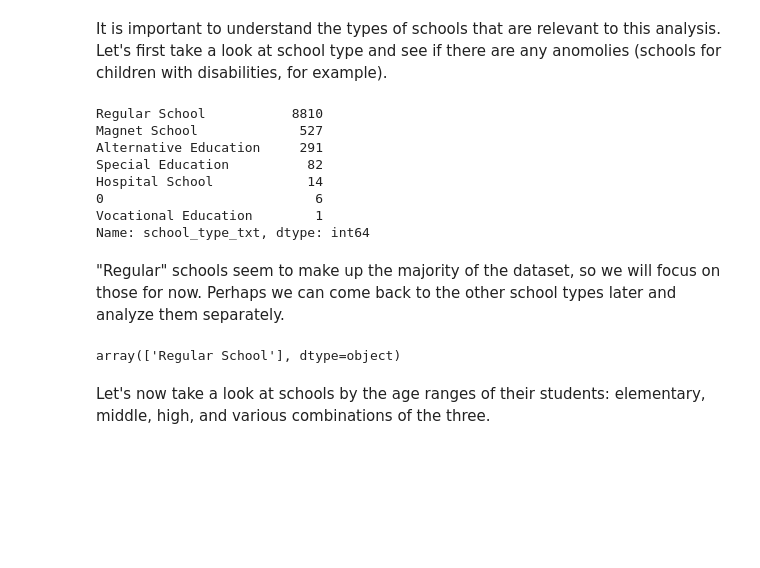
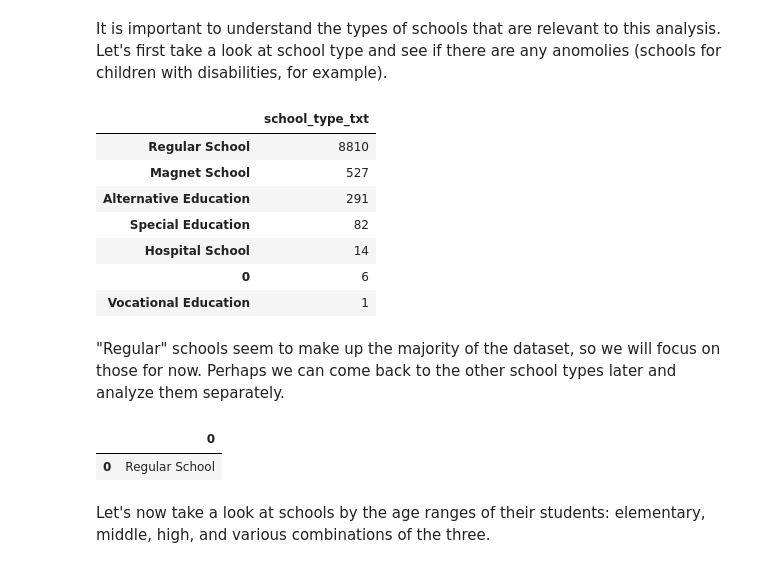
Before and after one commit to fredpoon/ds_7331_jyrf_eda, a Jupyter notebook: Project1 Notebook.ipynb, the cells around one changed output. Saved outputs shown, nothing was run; the diff lists cells and outputs as text; code cells hidden in the pictures; blank space fills up the shorter version.

```diff
--- a/Project1 Notebook.ipynb
+++ b/Project1 Notebook.ipynb
@@ -57,23 +57,24 @@ memory usage: 19.2+ MB
 # %% [markdown]
 It is important to understand the types of schools that are relevant to this analysis. Let's first take a look at school type and see if there are any anomolies (schools for children with disabilities, for example).
 # %%
-schools.school_type_txt.value_counts()
+pd.DataFrame(schools.school_type_txt.value_counts())
 # %% [output]
-Regular School           8810
-Magnet School             527
-Alternative Education     291
-Special Education          82
-Hospital School            14
-0                           6
-Vocational Education        1
-Name: school_type_txt, dtype: int64
+|  | school_type_txt |
+| Regular School | 8810 |
+| Magnet School | 527 |
+| Alternative Education | 291 |
+| Special Education | 82 |
+| Hospital School | 14 |
+| 0 | 6 |
+| Vocational Education | 1 |
 # %% [markdown]
 "Regular" schools seem to make up the majority of the dataset, so we will focus on those for now. Perhaps we can come back to the other school types later and analyze them separately.
 # %%
 schools2 = schools[schools["school_type_txt"] == 'Regular School']
-schools2["school_type_txt"].unique()
+pd.DataFrame(schools2["school_type_txt"].unique())
 # %% [output]
-array(['Regular School'], dtype=object)
+|  | 0 |
+| 0 | Regular School |
 # %% [markdown]
 Let's now take a look at schools by the age ranges of their students: elementary, middle, high, and various combinations of the three.
 # %%
```
Also changed, not shown: parts of 12 cells of this notebook.
